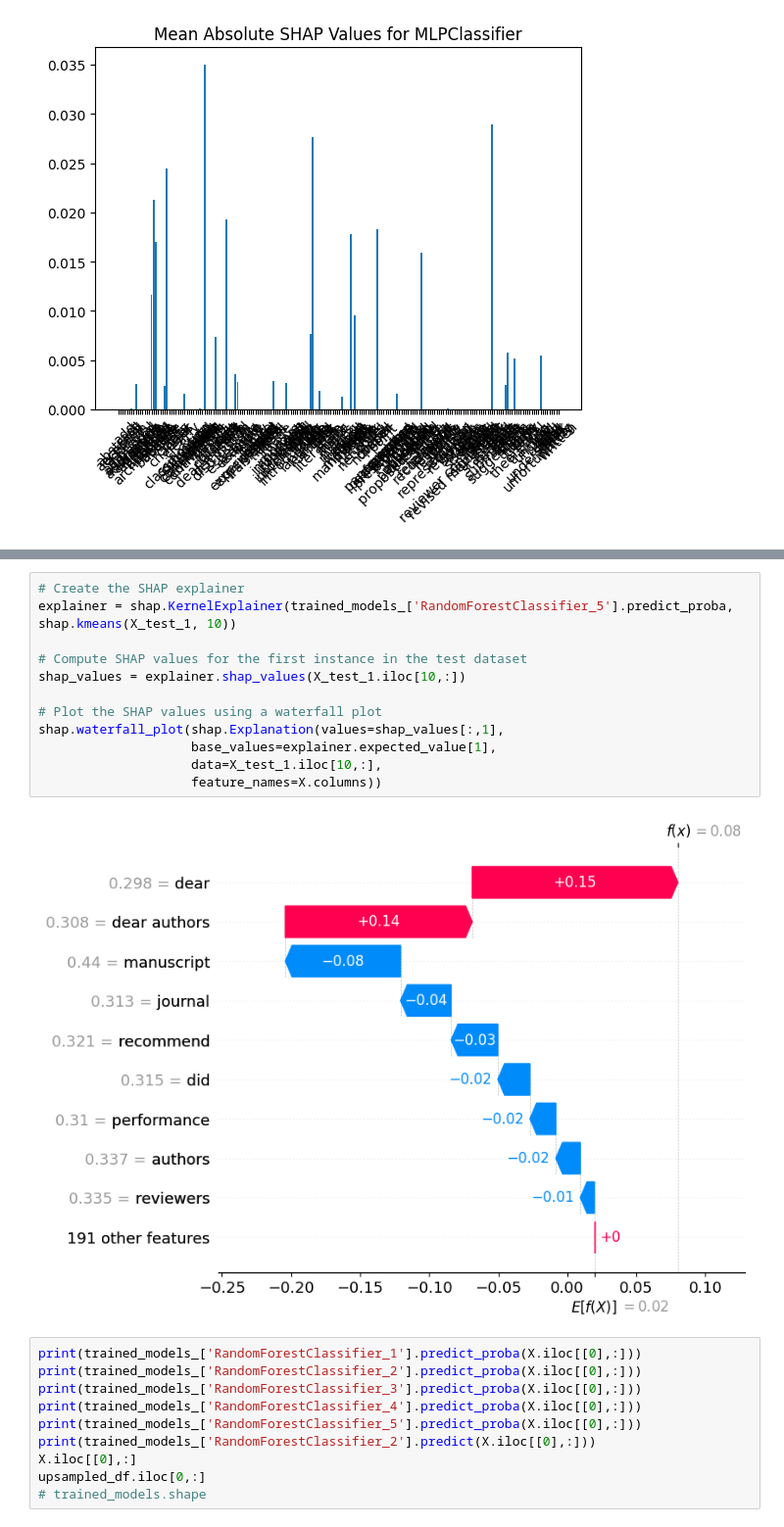
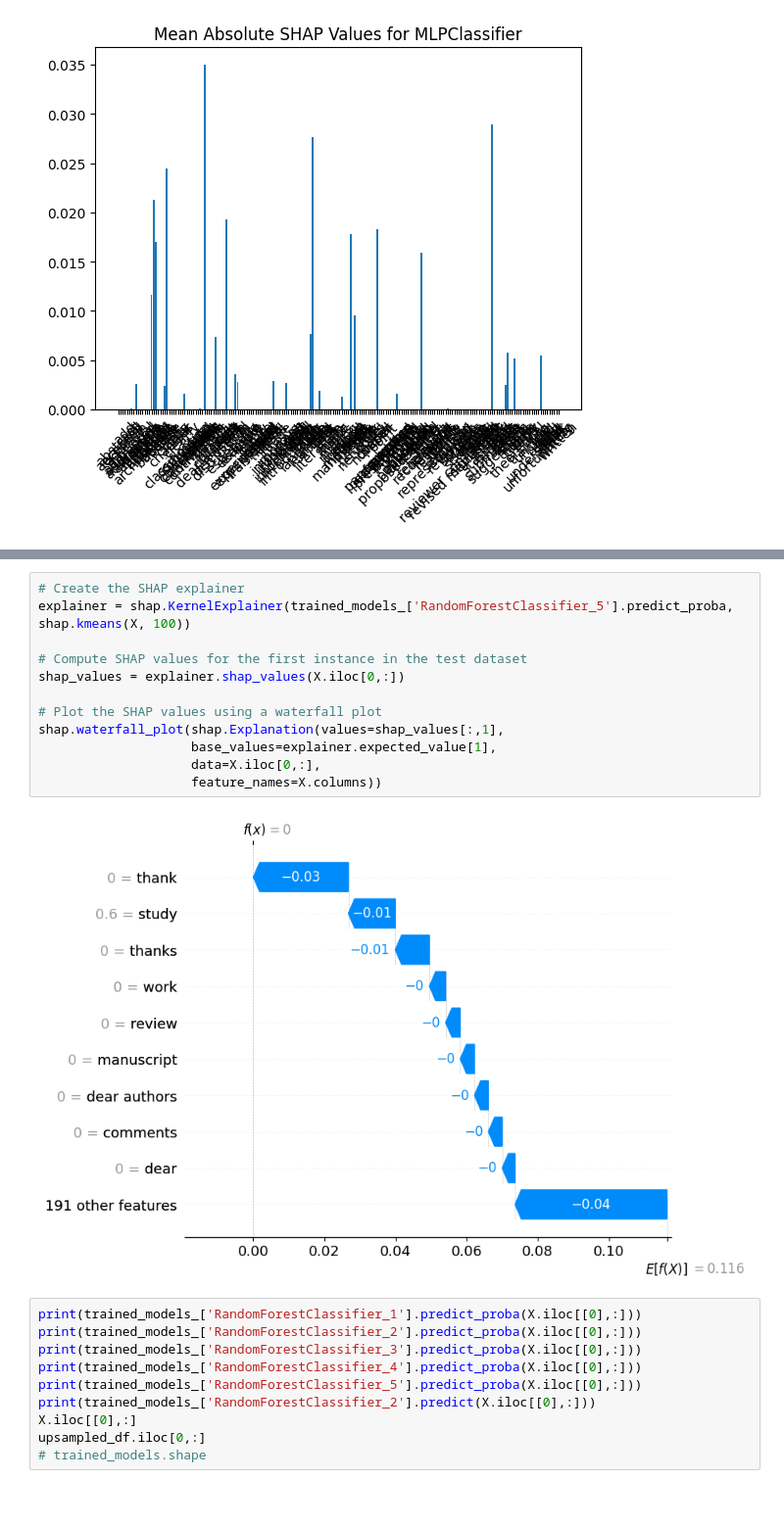
Before and after one commit to Carabinero/politeness-review-classification, a Jupyter notebook: politeness_convencional_v1_2.ipynb, the cells around one changed output, grey strips where cells are left out. Shown at 98% size. Saved outputs shown, nothing was run; the diff lists cells and outputs as text; blank space fills up the shorter version.

```diff
--- a/politeness_convencional_v1_2.ipynb
+++ b/politeness_convencional_v1_2.ipynb
@@ -846,17 +846,17 @@ shap.waterfall_plot(shap.Explanation(values=shap_values[:,1],
 # %%
 # Create the SHAP explainer
-explainer = shap.KernelExplainer(trained_models_['RandomForestClassifier_5'].predict_proba, shap.kmeans(X_test_1, 10))
+explainer = shap.KernelExplainer(trained_models_['RandomForestClassifier_5'].predict_proba, shap.kmeans(X, 100))
 
 # Compute SHAP values for the first instance in the test dataset
-shap_values = explainer.shap_values(X_test_1.iloc[10,:])
+shap_values = explainer.shap_values(X.iloc[0,:])
 
 # Plot the SHAP values using a waterfall plot
 shap.waterfall_plot(shap.Explanation(values=shap_values[:,1],
                     base_values=explainer.expected_value[1],
-                    data=X_test_1.iloc[10,:],
+                    data=X.iloc[0,:],
                     feature_names=X.columns))
 # %% [output]
-[figure, old version]
+[figure, new version]
 # %%
 print(trained_models_['RandomForestClassifier_1'].predict_proba(X.iloc[[0],:]))
 print(trained_models_['RandomForestClassifier_2'].predict_proba(X.iloc[[0],:]))
```
Also changed, not shown: parts of 1 cell of this notebook.
